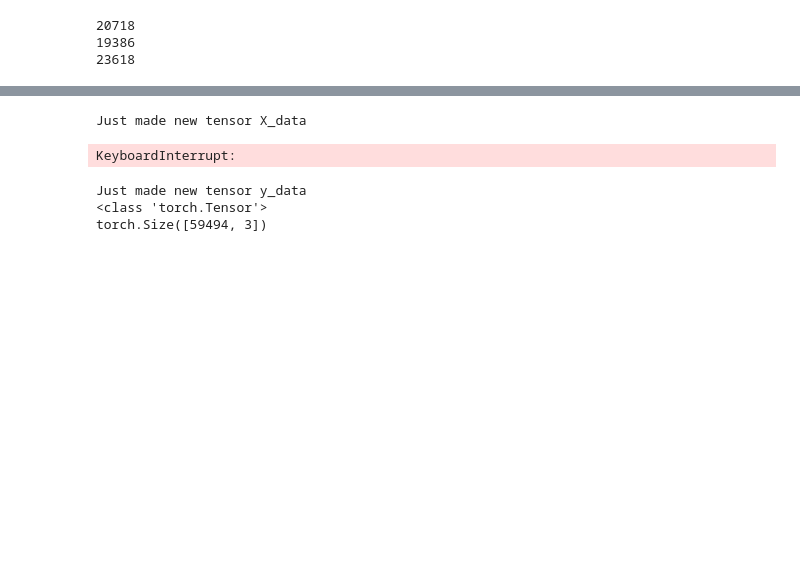
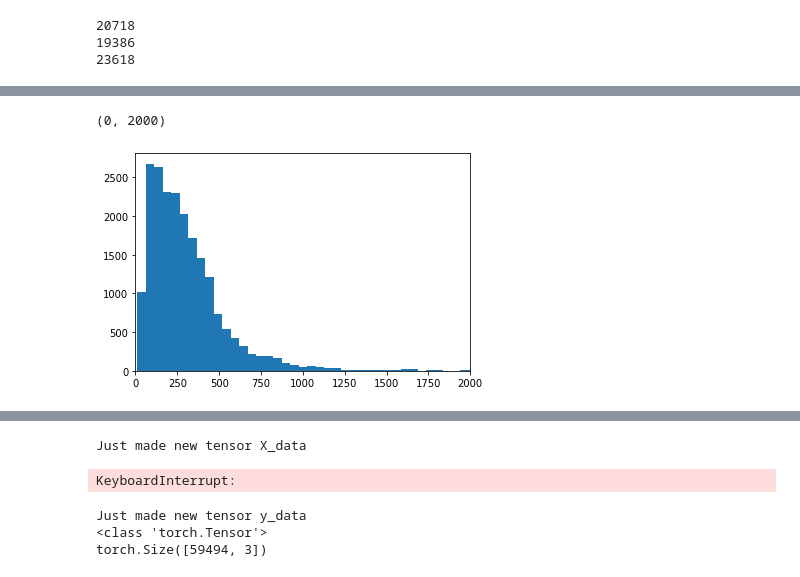
Before and after one commit to nicolepanek/ThermoDrift, a Jupyter notebook: jupyter_files/data_loader.ipynb, the cells around one changed output, grey strips where cells are left out. Saved outputs shown, nothing was run; the diff lists cells and outputs as text; code cells hidden in the pictures; blank space fills up the shorter version.

```diff
--- a/jupyter_files/data_loader.ipynb
+++ b/jupyter_files/data_loader.ipynb
@@ -31,3 +74,9 @@ df_combine = functions.combine_dfs(list_dfs)
+# %%
+plt.hist(thermo_length_list,bins=200)
+plt.xlim(0,2000)
+# %% [output]
+(0, 2000)
+[figure, added]
 # %%
 #run the filter_seqs function
 df_filter = functions.filter_seqs(df_combine)
```
Also changed, not shown: parts of 12 cells of this notebook, 2 other files.
